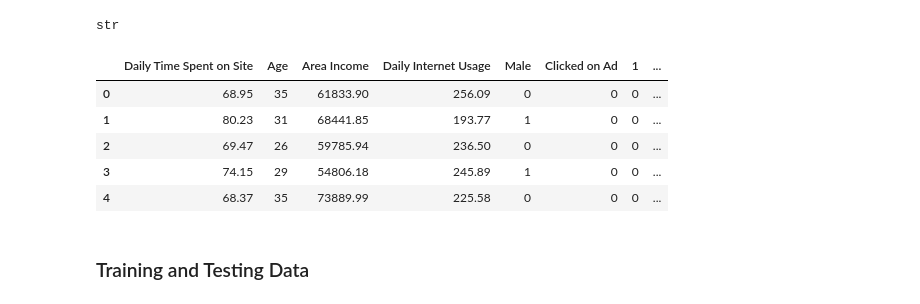
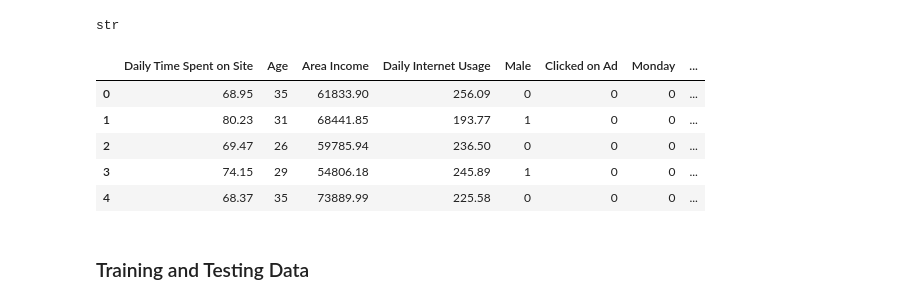
Before and after one commit to Saba-a11/Machine-Learning, a Jupyter notebook: LogisticRegression.ipynb, the cells around one changed output. Drawn from its saved outputs; the diff is of its cells as text; code cells hidden in the pictures.

```diff
--- a/LogisticRegression.ipynb
+++ b/LogisticRegression.ipynb
@@ -84,18 +84,18 @@ ad_data['Timestamp'] = pd.to_datetime(ad_data['Timestamp']).apply(lambda x: x.da
 ad_data.rename({'Timestamp': 'DayOfWeek'}, inplace=True, axis=1)
 # %%
 ad_data = pd.concat([ad_data, pd.get_dummies(ad_data['DayOfWeek'], drop_first=True)], axis=1)
-ad_data.rename({'1': 'Monday', '2': 'Tuesday', '3': 'Wedensday', '4': 'Tursday', '5': 'Friday', '6': 'Saturday'}, inplace=True, axis=1)
 # %%
 ad_data.drop(['Ad Topic Line','City','Country','DayOfWeek'], axis=1, inplace=True)
-# %%
-ad_data.head()
-# %% [output]
-|  | Daily Time Spent on Site | Age | Area Income | Daily Internet Usage | Male | Clicked on Ad | 1 | ... |
-| 0 | 68.95 | 35 | 61833.90 | 256.09 | 0 | 0 | 0 | ... |
-| 1 | 80.23 | 31 | 68441.85 | 193.77 | 1 | 0 | 0 | ... |
-| 2 | 69.47 | 26 | 59785.94 | 236.50 | 0 | 0 | 0 | ... |
-| 3 | 74.15 | 29 | 54806.18 | 245.89 | 1 | 0 | 0 | ... |
-| 4 | 68.37 | 35 | 73889.99 | 225.58 | 0 | 0 | 0 | ... |
+# %%
+ad_data.rename({1: 'Monday', 2: 'Tuesday', 3: 'Wednesday', 4: 'Thursday', 5: 'Friday', 6: 'Saturday'}, inplace=True, axis=1)
+ad_data.head()
+# %% [output]
+|  | Daily Time Spent on Site | Age | Area Income | Daily Internet Usage | Male | Clicked on Ad | Monday | ... |
+| 0 | 68.95 | 35 | 61833.90 | 256.09 | 0 | 0 | 0 | ... |
+| 1 | 80.23 | 31 | 68441.85 | 193.77 | 1 | 0 | 0 | ... |
+| 2 | 69.47 | 26 | 59785.94 | 236.50 | 0 | 0 | 0 | ... |
+| 3 | 74.15 | 29 | 54806.18 | 245.89 | 1 | 0 | 0 | ... |
+| 4 | 68.37 | 35 | 73889.99 | 225.58 | 0 | 0 | 0 | ... |
 # %% [markdown]
 ### Training and Testing Data
 # %%
```
Also changed, not shown: parts of 10 cells of this notebook.
